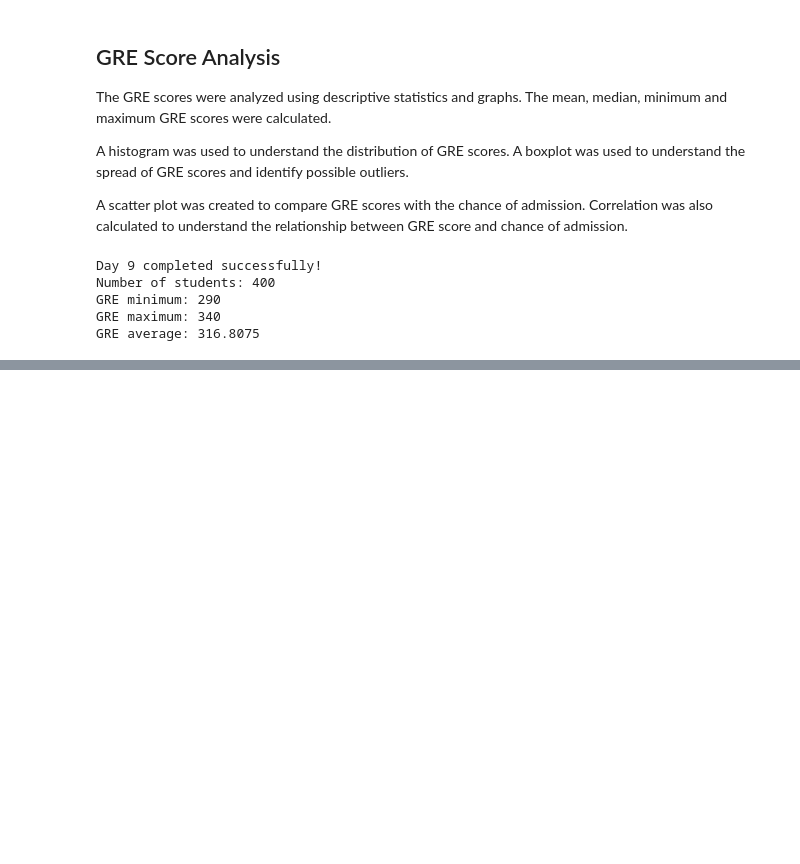
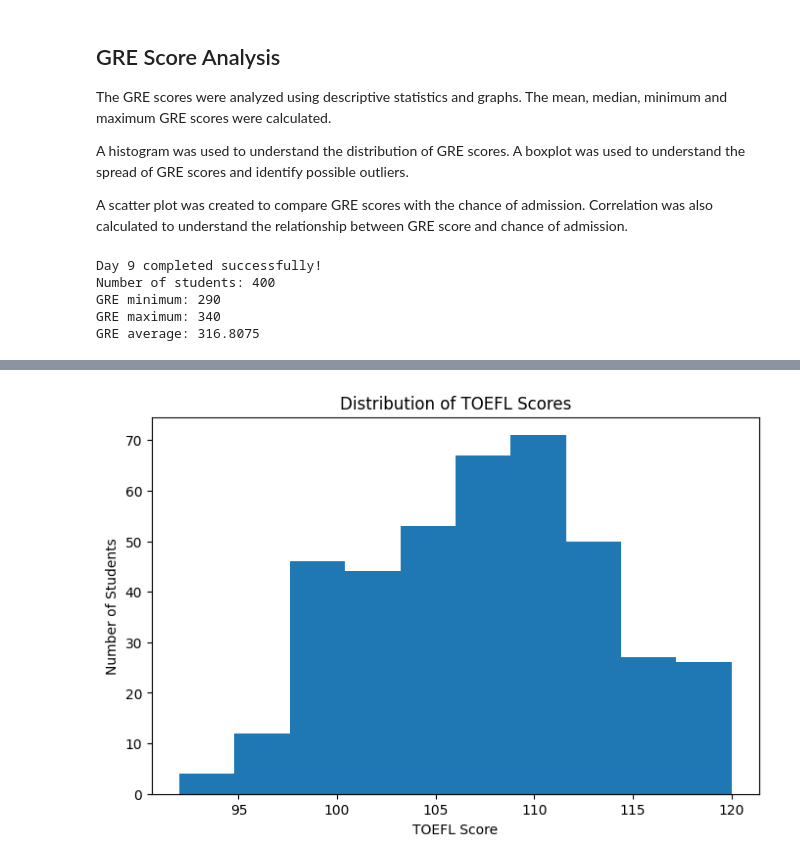
Before and after one commit to sumanamishra1120-ux/Chance-of-Admission-Higher-Studies, a Jupyter notebook: Chance_of_Admission_Higher_Studies.ipynb, the cells around one changed output, grey strips where cells are left out. Cells and saved outputs as stored; diff of their text form; code cells hidden in the pictures; blank space fills up the shorter version.

Commit message:
Day 10 - TOEFL Score Analysis

```diff
--- a/Chance_of_Admission_Higher_Studies.ipynb
+++ b/Chance_of_Admission_Higher_Studies.ipynb
@@ -941,0 +1001,14 @@ GRE average: 316.8075
+# %%
+import matplotlib.pyplot as plt
+
+plt.figure(figsize=(8,5))
+
+plt.hist(df['toefl_score'], bins=10)
+
+plt.xlabel('TOEFL Score')
+plt.ylabel('Number of Students')
+plt.title('Distribution of TOEFL Scores')
+
+plt.show()
+# %% [output]
+[figure, added]
```
Also changed, not shown: parts of 13 cells of this notebook.
